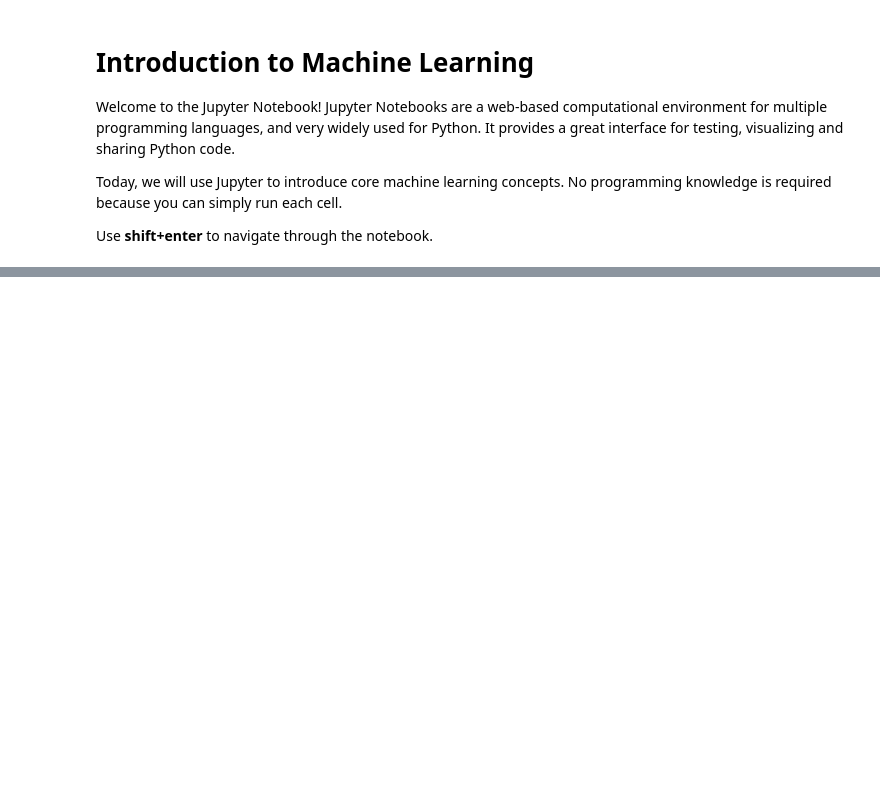
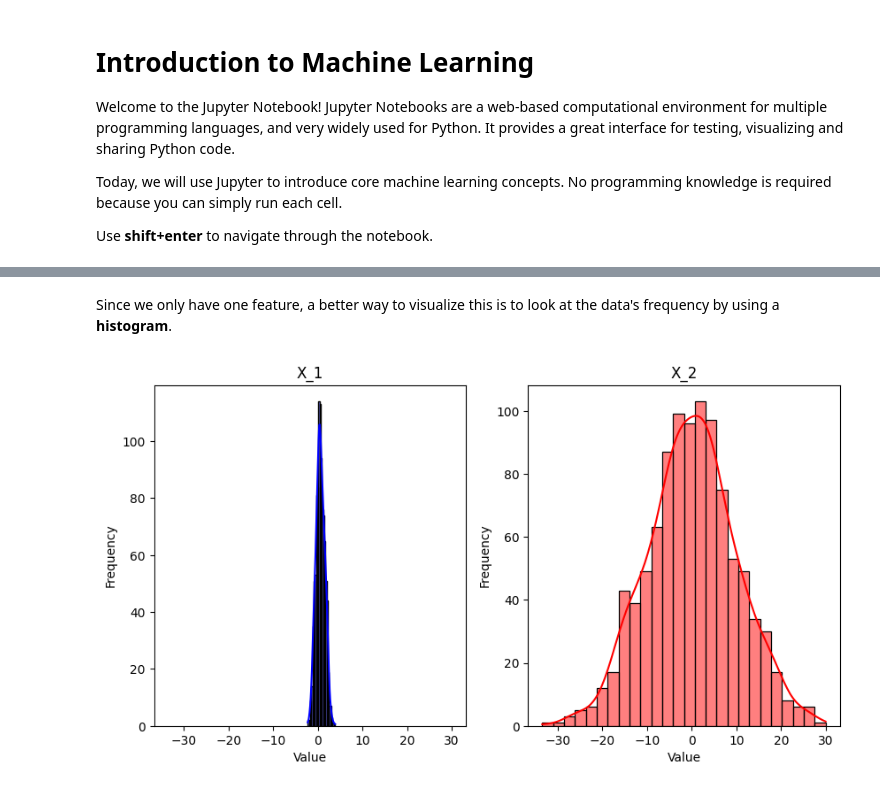
Before and after one commit to bradford415/cuhackit-workshop, a Jupyter notebook: intro-to-machine-learning.ipynb, the cells around one changed output, grey strips where cells are left out. Drawn from its saved outputs; the diff is of its cells as text; code cells hidden in the pictures; blank space fills up the shorter version.

```diff
--- a/intro-to-machine-learning.ipynb
+++ b/intro-to-machine-learning.ipynb
@@ -26,0 +151,22 @@ import tensorflow as tf
+# %% [markdown]
+Since we only have one feature, a better way to visualize this is to look at the data's frequency by using a __histogram__.
+# %%
+# initialize a 2x1 figure for plotting
+_, (ax1, ax2) = plt.subplots(1, 2, figsize=(10, 5), sharex=True)
+
+# plot histogram of X_1 on the left
+sns.histplot(X[:, 0], kde=True, color='b', ax=ax1)
+ax1.set_title('X_1')
+ax1.set_xlabel('Value')
+ax1.set_ylabel('Frequency')
+
+# plot histogram of X_2 on the right
+sns.histplot(X[:, 1], kde=True, color='r', ax=ax2)
+ax2.set_title('X_2')
+ax2.set_xlabel('Value')
+ax2.set_ylabel('Frequency')
+
+# display the plot
+plt.show()
+# %% [output]
+[figure, added]
```
Also changed, not shown: parts of 67 cells of this notebook.
